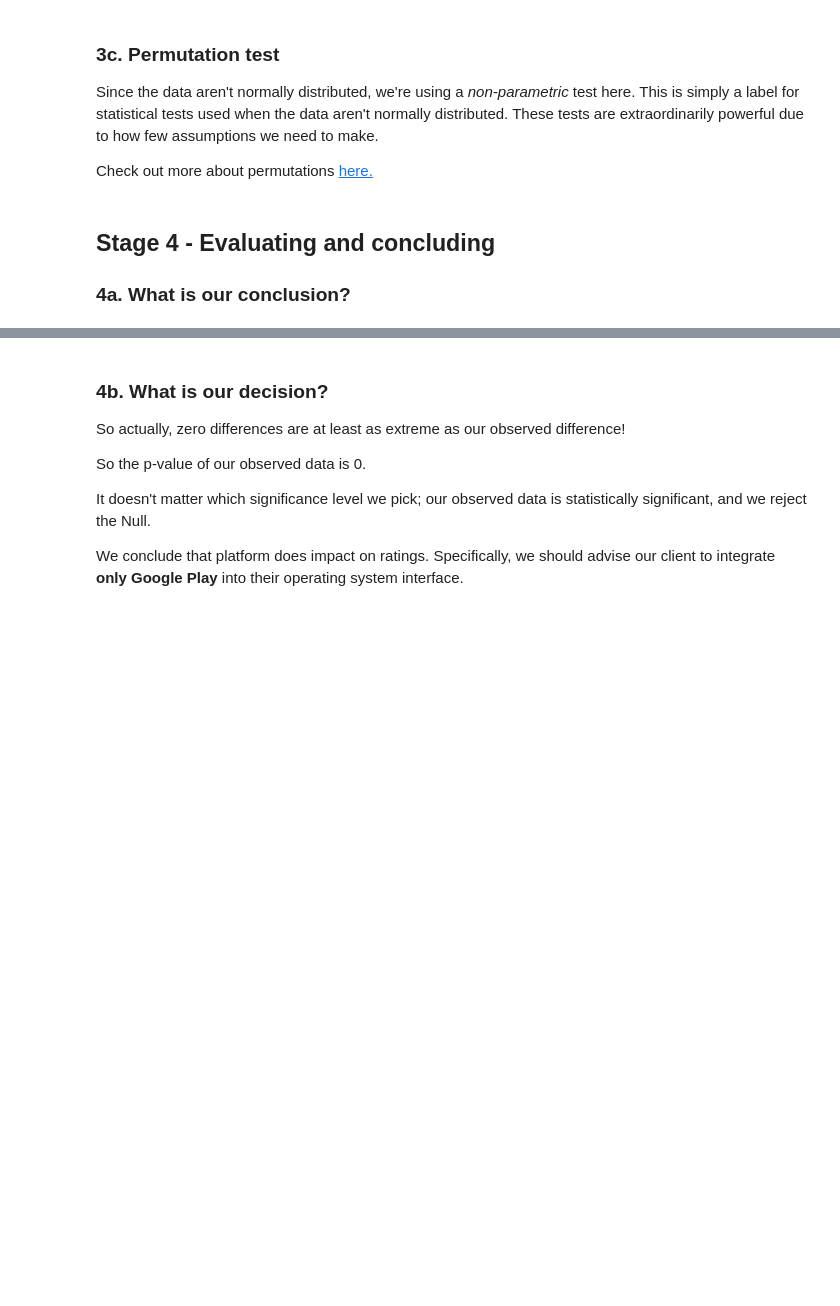
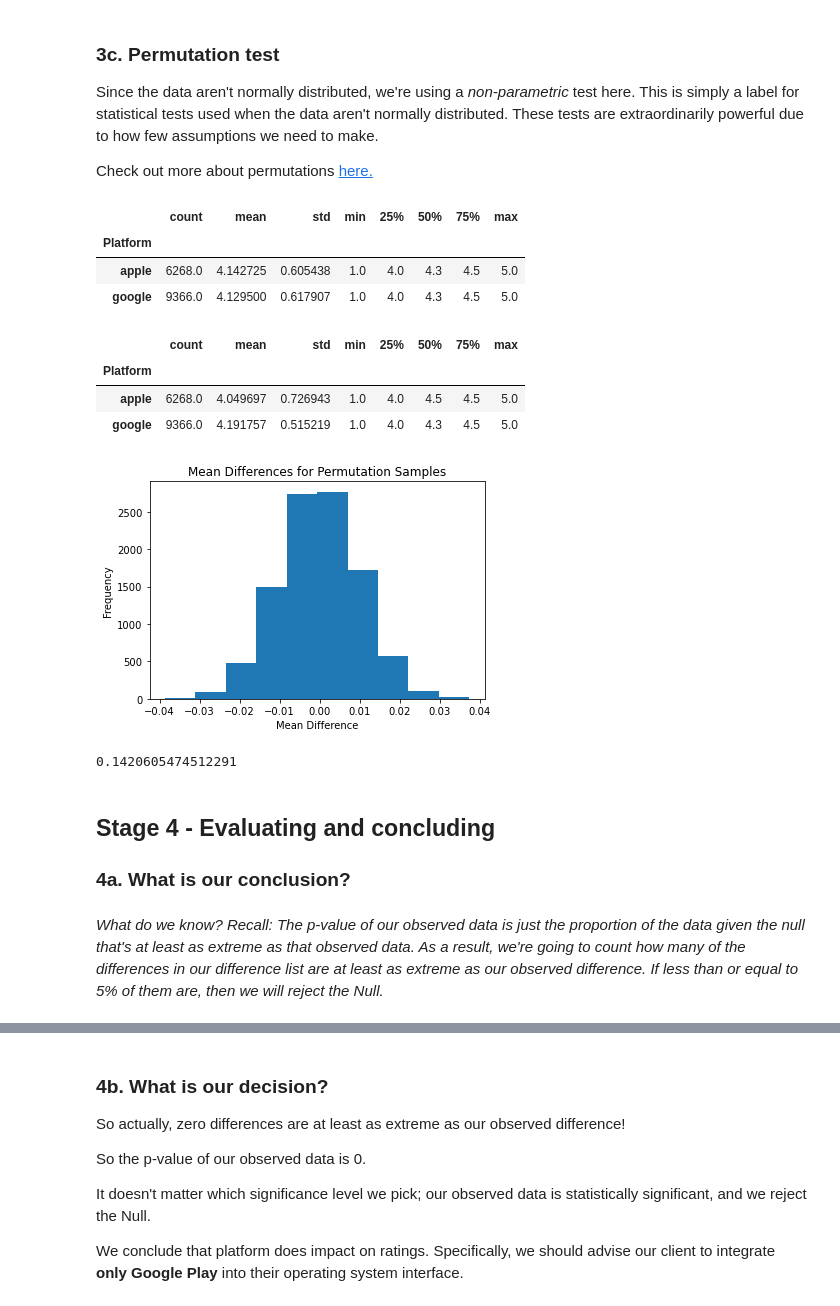
Before and after one commit to jay-laplante/SB-Data-Science-Projects, a Jupyter notebook: Apps Project, v2 (11.3)/Project Files/Springboard Apps project - Tier 3 - Complete.ipynb, the cells around one changed output, grey strips where cells are left out. Drawn from its saved outputs; the diff is of its cells as text; code cells hidden in the pictures; blank space fills up the shorter version.

```diff
--- a/Apps Project, v2 (11.3)/Project Files/Springboard Apps project - Tier 3 - Complete.ipynb
+++ b/Apps Project, v2 (11.3)/Project Files/Springboard Apps project - Tier 3 - Complete.ipynb
@@ -507,13 +507,23 @@ Check out more about permutations [here.](http://rasbt.github.io/mlxtend/user_gu
 # %%
 # Create a column called `Permutation1`, and assign to it the result of permuting (shuffling) the Rating column
 # This assignment will use our numpy object's random.permutation() method
-_ _ _
+Both['Permutation1'] = np.random.permutation(Both['Rating'])
 
 # Call the describe() method on our permutation grouped by 'platform'.
-_ _ _
+Both.groupby('Platform')['Permutation1'].describe()
+# %% [output]
+|  | count | mean | std | min | 25% | 50% | 75% | max |
+| Platform |  |  |  |  |  |  |  |  |
+| apple | 6268.0 | 4.142725 | 0.605438 | 1.0 | 4.0 | 4.3 | 4.5 | 5.0 |
+| google | 9366.0 | 4.129500 | 0.617907 | 1.0 | 4.0 | 4.3 | 4.5 | 5.0 |
 # %%
 # Lets compare with the previous analytical summary:
-_ _ _
+Both.groupby('Platform')['Rating'].describe()
+# %% [output]
+|  | count | mean | std | min | 25% | 50% | 75% | max |
+| Platform |  |  |  |  |  |  |  |  |
+| apple | 6268.0 | 4.049697 | 0.726943 | 1.0 | 4.0 | 4.5 | 4.5 | 5.0 |
+| google | 9366.0 | 4.191757 | 0.515219 | 1.0 | 4.0 | 4.3 | 4.5 | 5.0 |
 # %%
 # The difference in the means for Permutation1 (0.001103) now looks hugely different to our observed difference of 0.14206.
 # It's sure starting to look like our observed difference is significant, and that the Null is false; platform does impact on ratings
@@ -521,24 +531,36 @@ _ _ _
 # Let's create a vector with the differences - that will be the distibution of the Null.
 
 # First, make a list called difference.
-_ _ _
+difference=[]
 
 # Now make a for loop that does the following 10,000 times:
 # 1. makes a permutation of the 'Rating' as you did above
 # 2. calculates the difference in the mean rating for apple and the mean rating for google.
-_ _ _
+for i in range(10000):
+    Both['Permutation1'] = np.random.permutation(Both['Rating'])
+    means = Both.groupby('Platform')['Permutation1'].mean()
+    difference.append(means['apple'] - means['google'])
 # %%
 # Make a variable called 'histo', and assign to it the result of plotting a histogram of the difference list.
-_ _ _
+histo = plt.hist(difference)
+plt.xlabel('Mean Difference')
+plt.ylabel('Frequency')
+plt.title('Mean Differences for Permutation Samples')
+plt.show()
+# %% [output]
+[figure, added]
 # %%
 # Now make a variable called obs_difference, and assign it the result of the mean of our 'apple' variable and the mean of our 'google variable'
-_ _ _
+obs_means = Both.groupby('Platform')['Rating'].mean()
+obs_difference = obs_means['apple'] - obs_means['google']
 
 # Make this difference absolute with the built-in abs() function.
-_ _ _
+obs_difference = abs(obs_difference)
 
 # Print out this value; it should be 0.1420605474512291.
-_ _ _
+print(obs_difference)
+# %% [output]
+0.1420605474512291
 # %% [markdown]
 ## Stage 4 -  Evaluating and concluding
 ### 4a. What is our conclusion?
@@ -555,0 +567,2 @@ _ _ _
+# %% [markdown]
+_What do we know? Recall: The p-value of our observed data is just the proportion of the data given the null that's at least as extreme as that observed data. As a result, we're going to count how many of the differences in our difference list are at least as extreme as our observed difference. If less than or equal to 5% of them are, then we will reject the Null._
```
Also changed, not shown: parts of 3 cells of this notebook.
